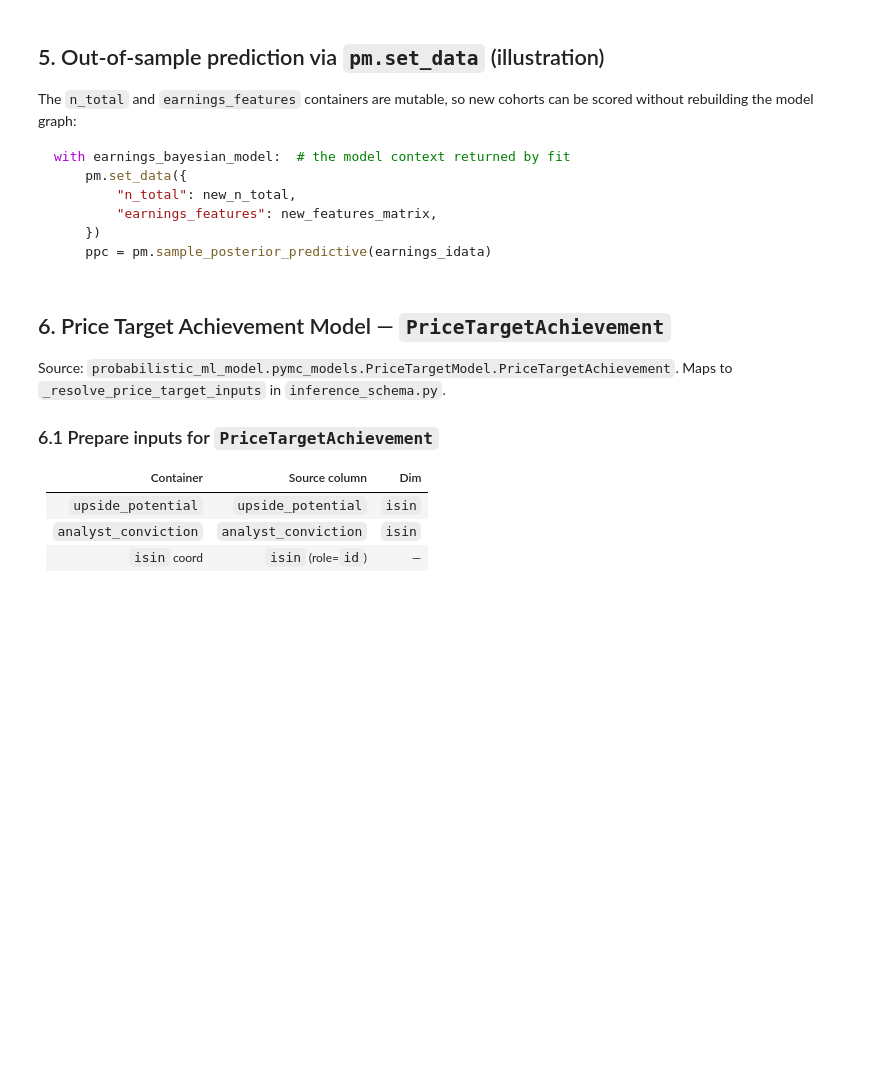
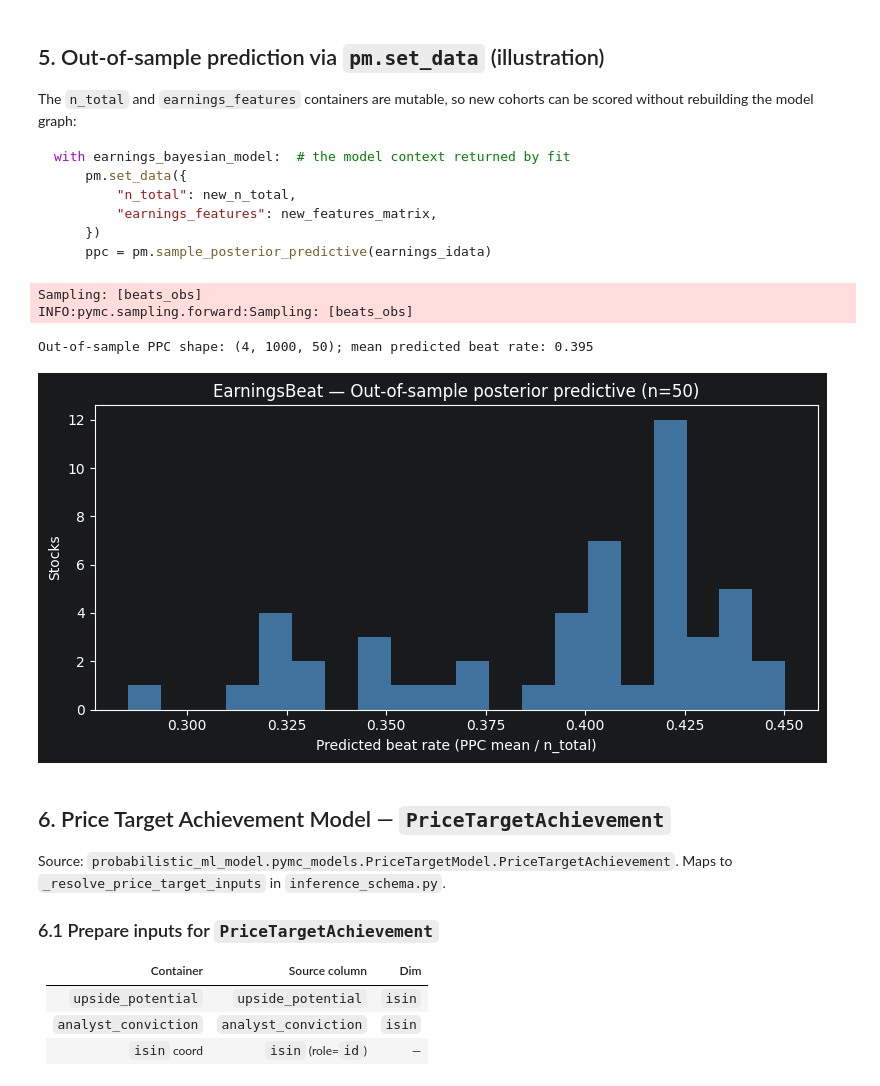
Before and after one commit to Kabenge42/PML_Finance_Project, a Jupyter notebook: pymc_expected_returns_model.ipynb, the cells around one changed output. Drawn from its saved outputs; the diff is of its cells as text; code cells hidden in the pictures; blank space fills up the shorter version.

```diff
--- a/pymc_expected_returns_model.ipynb
+++ b/pymc_expected_returns_model.ipynb
@@ -510,41 +697,65 @@ with earnings_bayesian_model:  # the model context returned by fit
 # %%
 # --- Actual out-of-sample run on a holdout slice of the existing cohort -------
 import pymc as pm
+import arviz as az
+from probabilistic_ml_model.pymc_models._hierarchy import build_oos_setdata
 
 _holdout_n = min(50, len(eb_df))
 _new_n_total = n_total[-_holdout_n:].astype('int32')
 _new_n_beats = n_beats[-_holdout_n:].astype('int32')
-_new_isins   = isins[-_holdout_n:]
-_new_sector_idx = None
-if sectors is not None:
-    _, _full_idx = np.unique(sectors, return_inverse=True)
-    _new_sector_idx = _full_idx[-_holdout_n:].astype('int32')
+_new_isins = isins[-_holdout_n:]
+
 _new_earnings_features = EarningsBeatBayesian._align_earnings_features(
     earnings_features_df, _new_isins, earnings_idata.constant_data.coords['earnings_feature'],
 )
 
+# ROBUST FIX for ValueError: shape mismatch (50,) vs (6646,) ------------------
+# Strip every isin-dimmed posterior var so PyMC recomputes hierarchical
+# Deterministics (e.g. `beat_rate_leaf`) at the new 'isin' length, and
+# delegate the leaf-idx (`industry_idx`) swap to `build_oos_setdata` —
+# which inspects both `constant_data.coords` AND `posterior.coords` so the
+# OOS swap stays correct regardless of where ArviZ persists the
+# hierarchy-level coord.
+_isin_dimmed_vars = [
+    str(v) for v in earnings_idata.posterior.data_vars
+    if 'isin' in earnings_idata.posterior[v].dims
+]
+_posterior_no_isin = earnings_idata.posterior.drop_vars(
+    _isin_dimmed_vars, errors='ignore'
+)
+_idata_for_ppc = az.InferenceData(posterior=_posterior_no_isin)
+
 with earnings_bayesian_model:
-    _set = {
-        'n_total': _new_n_total,
-        'n_beats': _new_n_beats,
-        'earnings_features': _new_earnings_features,
-    }
-    if _new_sector_idx is not None:
-        _set['sector_idx'] = _new_sector_idx
+    _set = build_oos_setdata(
+        earnings_idata, eb_categories_df, _new_isins,
+        extra_data={
+            'n_total': _new_n_total,
+            'n_beats': _new_n_beats,
+            'earnings_features': _new_earnings_features,
+        },
+    )
     pm.set_data(_set, coords={'isin': _new_isins})
+    _obs_name = 'beats_obs'
     earnings_ppc = pm.sample_posterior_predictive(
-        earnings_idata, var_names=['beats_obs'], random_seed=42, progressbar=False,
+        _idata_for_ppc, var_names=[_obs_name],
+        random_seed=42, progressbar=False,
     )
 
 _pred = earnings_ppc.posterior_predictive['beats_obs']
 _pred_rate = (_pred / _new_n_total).mean(('chain', 'draw'))
 print(f'Out-of-sample PPC shape: {_pred.shape}; mean predicted beat rate: {float(_pred_rate.mean()):.3f}')
 fig, ax = plt.subplots(figsize=(8, 4))
 ax.hist(_pred_rate.values, bins=20, color='steelblue', alpha=0.85)
 ax.set_xlabel('Predicted beat rate (PPC mean / n_total)')
 ax.set_ylabel('Stocks')
 ax.set_title(f'EarningsBeat — Out-of-sample posterior predictive (n={_holdout_n})')
-plt.tight_layout(); plt.show()
+plt.tight_layout();
+plt.show()
+# %% [output]
+Sampling: [beats_obs]
+INFO:pymc.sampling.forward:Sampling: [beats_obs]
+Out-of-sample PPC shape: (4, 1000, 50); mean predicted beat rate: 0.395
+[figure, added]
 # %% [markdown]
 ## 6. Price Target Achievement Model — `PriceTargetAchievement`
 
```
Also changed, not shown: parts of 63 cells of this notebook, 26 other files.
